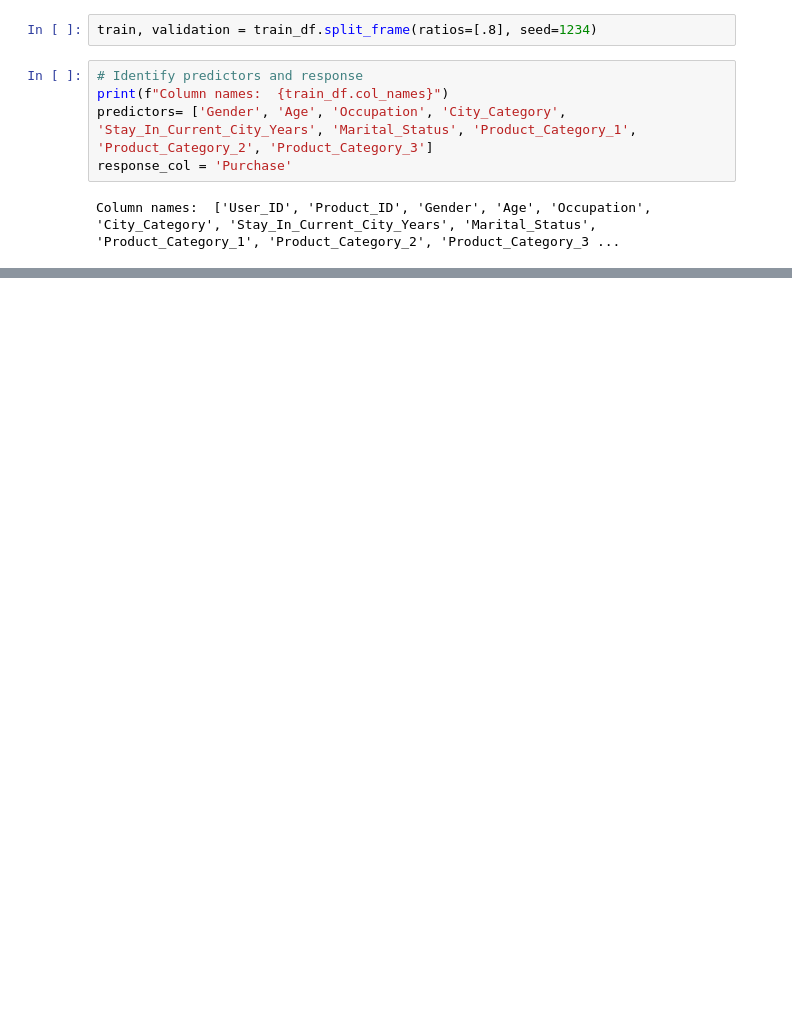
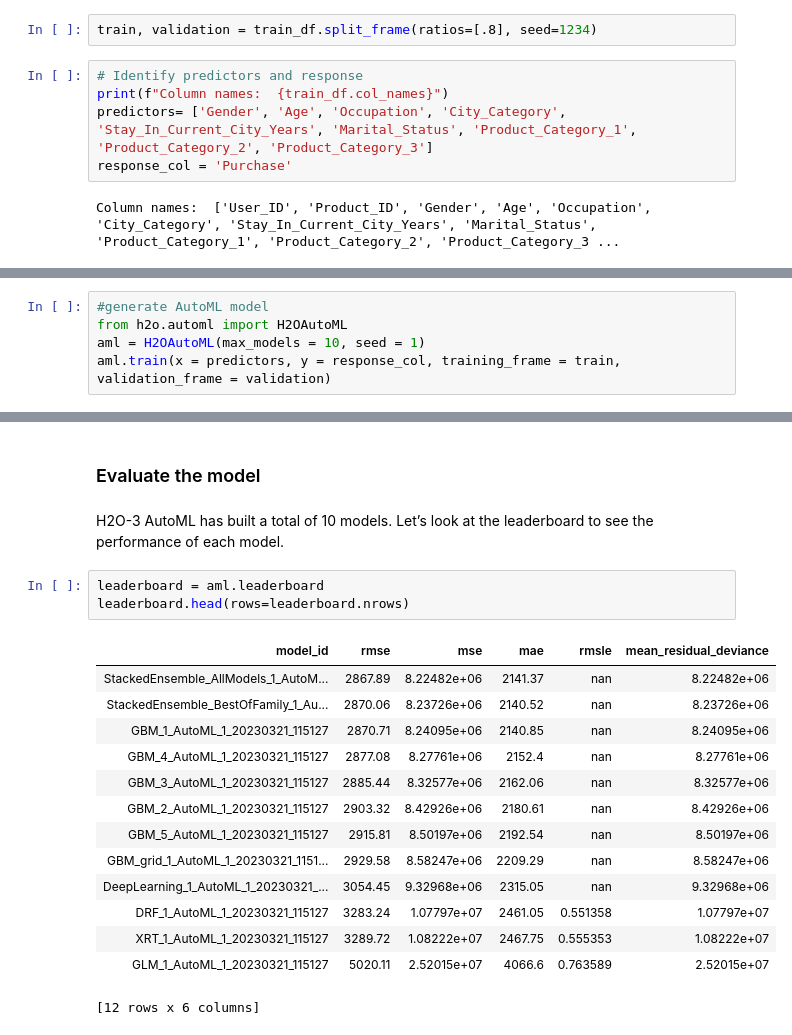
Before and after one commit to thphuc2703/Big-Data-project, a Jupyter notebook: h2o.ipynb, the cells around one changed output, grey strips where cells are left out. Cells and saved outputs as stored; diff of their text form; blank space fills up the shorter version.

```diff
--- a/h2o.ipynb
+++ b/h2o.ipynb
@@ -238,0 +489,5 @@ predict.head()
+# %%
+#generate AutoML model
+from h2o.automl import H2OAutoML
+aml = H2OAutoML(max_models = 10, seed = 1)
+aml.train(x = predictors, y = response_col, training_frame = train, validation_frame = validation)
@@ -238,0 +548,22 @@ predict.head()
+# %% [markdown]
+### Evaluate the model
+# %% [markdown]
+H2O-3 AutoML has built a total of 10 models. Let’s look at the leaderboard to see the performance of each model.
+# %%
+leaderboard = aml.leaderboard
+leaderboard.head(rows=leaderboard.nrows)
+# %% [output]
+| model_id | rmse | mse | mae | rmsle | mean_residual_deviance |
+| StackedEnsemble_AllModels_1_AutoM... | 2867.89 | 8.22482e+06 | 2141.37 | nan | 8.22482e+06 |
+| StackedEnsemble_BestOfFamily_1_Au... | 2870.06 | 8.23726e+06 | 2140.52 | nan | 8.23726e+06 |
+| GBM_1_AutoML_1_20230321_115127 | 2870.71 | 8.24095e+06 | 2140.85 | nan | 8.24095e+06 |
+| GBM_4_AutoML_1_20230321_115127 | 2877.08 | 8.27761e+06 | 2152.4 | nan | 8.27761e+06 |
+| GBM_3_AutoML_1_20230321_115127 | 2885.44 | 8.32577e+06 | 2162.06 | nan | 8.32577e+06 |
+| GBM_2_AutoML_1_20230321_115127 | 2903.32 | 8.42926e+06 | 2180.61 | nan | 8.42926e+06 |
+| GBM_5_AutoML_1_20230321_115127 | 2915.81 | 8.50197e+06 | 2192.54 | nan | 8.50197e+06 |
+| GBM_grid_1_AutoML_1_20230321_1151... | 2929.58 | 8.58247e+06 | 2209.29 | nan | 8.58247e+06 |
+| DeepLearning_1_AutoML_1_20230321_... | 3054.45 | 9.32968e+06 | 2315.05 | nan | 9.32968e+06 |
+| DRF_1_AutoML_1_20230321_115127 | 3283.24 | 1.07797e+07 | 2461.05 | 0.551358 | 1.07797e+07 |
+| XRT_1_AutoML_1_20230321_115127 | 3289.72 | 1.08222e+07 | 2467.75 | 0.555353 | 1.08222e+07 |
+| GLM_1_AutoML_1_20230321_115127 | 5020.11 | 2.52015e+07 | 4066.6 | 0.763589 | 2.52015e+07 |
+[12 rows x 6 columns]
```
Also changed, not shown: parts of 64 cells of this notebook.
